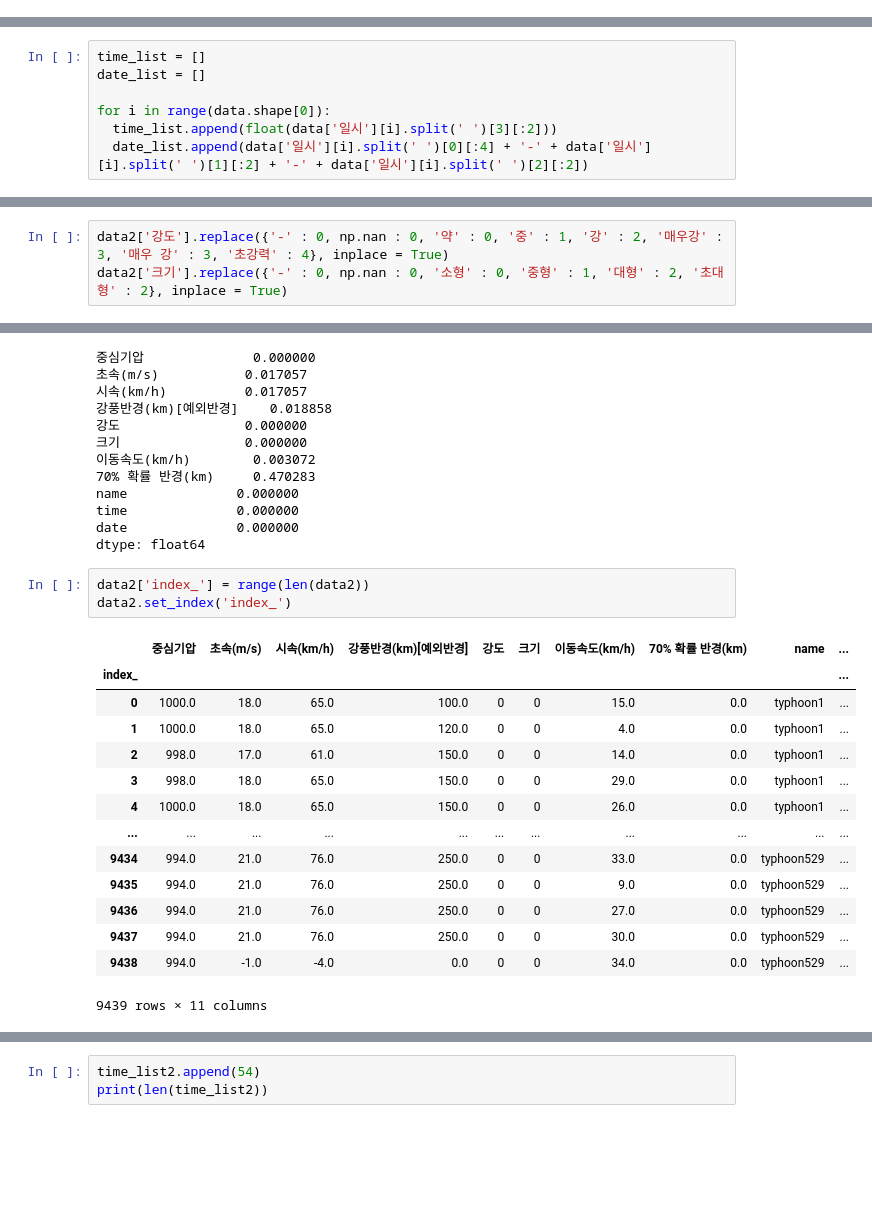
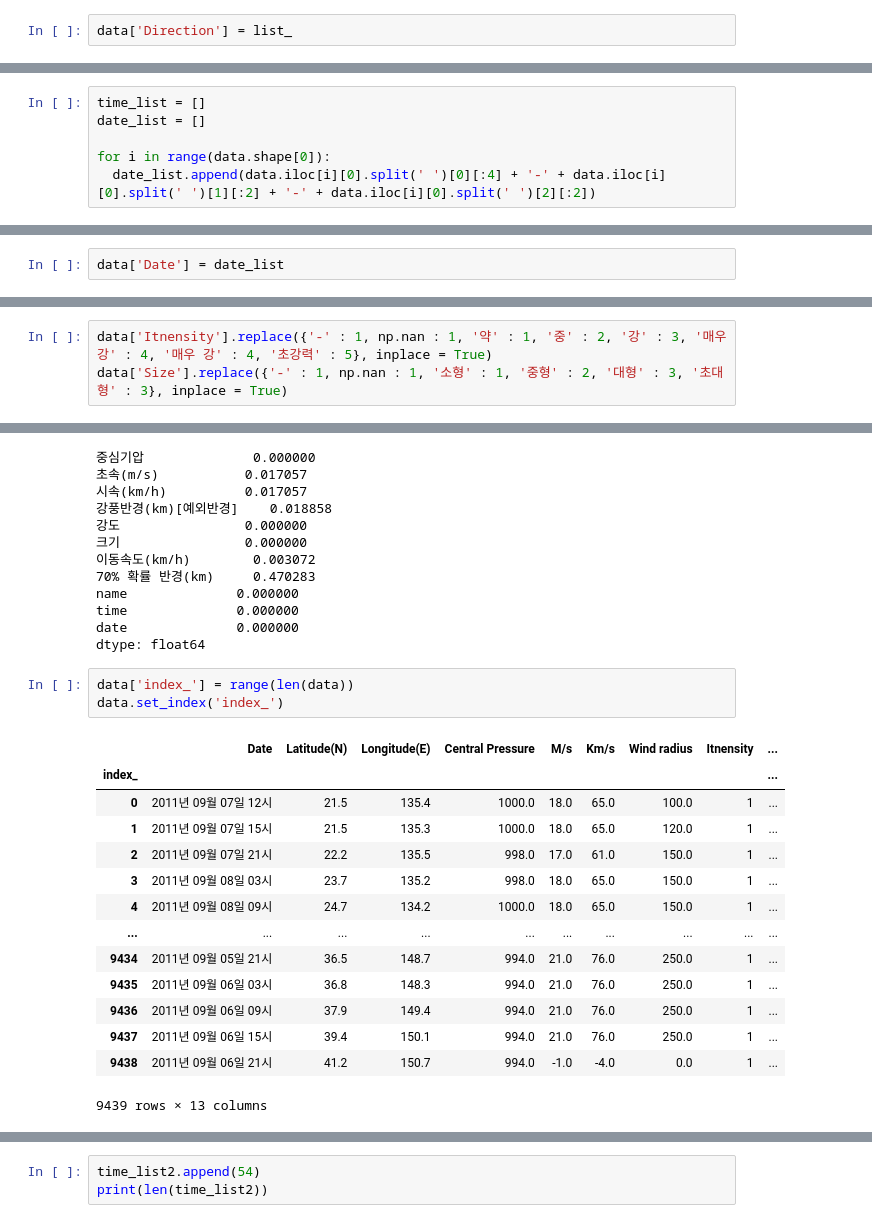
Before and after one commit to komos0509/Typhoon, a Jupyter notebook: Typhoon/Typhoon.ipynb, the cells around one changed output, grey strips where cells are left out. Cells and saved outputs as stored; diff of their text form; blank space fills up the shorter version.

Commit message:
typhoon

```diff
--- a/Typhoon/Typhoon.ipynb
+++ b/Typhoon/Typhoon.ipynb
@@ -57,0 +94,2 @@ data.shape[0]
+# %%
+data['Direction'] = list_
@@ -60,5 +105,4 @@ time_list = []
 date_list = []
 
 for i in range(data.shape[0]):
-  time_list.append(float(data['일시'][i].split(' ')[3][:2]))
-  date_list.append(data['일시'][i].split(' ')[0][:4] + '-' + data['일시'][i].split(' ')[1][:2] + '-' + data['일시'][i].split(' ')[2][:2])
+  date_list.append(data.iloc[i][0].split(' ')[0][:4] + '-' + data.iloc[i][0].split(' ')[1][:2] + '-' + data.iloc[i][0].split(' ')[2][:2])
@@ -65,3 +111,5 @@ for i in range(data.shape[0]):
+# %%
+data['Date'] = date_list
 # %%
 data['time'] = time_list
 data['date'] = date_list
@@ -152,8 +221,8 @@ data2.shape[0]
 # %%
 import numpy as np
 # %%
-data2['강도'].replace({'-' : 0, np.nan : 0, '약' : 0, '중' : 1, '강' : 2, '매우강' : 3, '매우 강' : 3, '초강력' : 4}, inplace = True)
-data2['크기'].replace({'-' : 0, np.nan : 0, '소형' : 0, '중형' : 1, '대형' : 2, '초대형' : 2}, inplace = True)
+data['Itnensity'].replace({'-' : 1, np.nan : 1, '약' : 1, '중' : 2, '강' : 3, '매우강' : 4, '매우 강' : 4, '초강력' : 5}, inplace = True)
+data['Size'].replace({'-' : 1, np.nan : 1, '소형' : 1, '중형' : 2, '대형' : 3, '초대형' : 3}, inplace = True)
 # %%
 data2
 # %% [output]
@@ -186,23 +255,23 @@ time              0.000000
 date              0.000000
 dtype: float64
 # %%
-data2['index_'] = range(len(data2))
-data2.set_index('index_')
+data['index_'] = range(len(data))
+data.set_index('index_')
 # %% [output]
-|  | 중심기압 | 초속(m/s) | 시속(km/h) | 강풍반경(km)[예외반경] | 강도 | 크기 | 이동속도(km/h) | 70% 확률 반경(km) | name | ... |
-| index_ |  |  |  |  |  |  |  |  |  | ... |
-| 0 | 1000.0 | 18.0 | 65.0 | 100.0 | 0 | 0 | 15.0 | 0.0 | typhoon1 | ... |
-| 1 | 1000.0 | 18.0 | 65.0 | 120.0 | 0 | 0 | 4.0 | 0.0 | typhoon1 | ... |
-| 2 | 998.0 | 17.0 | 61.0 | 150.0 | 0 | 0 | 14.0 | 0.0 | typhoon1 | ... |
-| 3 | 998.0 | 18.0 | 65.0 | 150.0 | 0 | 0 | 29.0 | 0.0 | typhoon1 | ... |
-| 4 | 1000.0 | 18.0 | 65.0 | 150.0 | 0 | 0 | 26.0 | 0.0 | typhoon1 | ... |
-| ... | ... | ... | ... | ... | ... | ... | ... | ... | ... | ... |
-| 9434 | 994.0 | 21.0 | 76.0 | 250.0 | 0 | 0 | 33.0 | 0.0 | typhoon529 | ... |
-| 9435 | 994.0 | 21.0 | 76.0 | 250.0 | 0 | 0 | 9.0 | 0.0 | typhoon529 | ... |
-| 9436 | 994.0 | 21.0 | 76.0 | 250.0 | 0 | 0 | 27.0 | 0.0 | typhoon529 | ... |
-| 9437 | 994.0 | 21.0 | 76.0 | 250.0 | 0 | 0 | 30.0 | 0.0 | typhoon529 | ... |
-| 9438 | 994.0 | -1.0 | -4.0 | 0.0 | 0 | 0 | 34.0 | 0.0 | typhoon529 | ... |
+|  | Date | Latitude(N) | Longitude(E) | Central Pressure | M/s | Km/s | Wind radius | Itnensity | ... |
+| index_ |  |  |  |  |  |  |  |  | ... |
+| 0 | 2011년 09월 07일 12시 | 21.5 | 135.4 | 1000.0 | 18.0 | 65.0 | 100.0 | 1 | ... |
+| 1 | 2011년 09월 07일 15시 | 21.5 | 135.3 | 1000.0 | 18.0 | 65.0 | 120.0 | 1 | ... |
+| 2 | 2011년 09월 07일 21시 | 22.2 | 135.5 | 998.0 | 17.0 | 61.0 | 150.0 | 1 | ... |
+| 3 | 2011년 09월 08일 03시 | 23.7 | 135.2 | 998.0 | 18.0 | 65.0 | 150.0 | 1 | ... |
+| 4 | 2011년 09월 08일 09시 | 24.7 | 134.2 | 1000.0 | 18.0 | 65.0 | 150.0 | 1 | ... |
+| ... | ... | ... | ... | ... | ... | ... | ... | ... | ... |
+| 9434 | 2011년 09월 05일 21시 | 36.5 | 148.7 | 994.0 | 21.0 | 76.0 | 250.0 | 1 | ... |
+| 9435 | 2011년 09월 06일 03시 | 36.8 | 148.3 | 994.0 | 21.0 | 76.0 | 250.0 | 1 | ... |
+| 9436 | 2011년 09월 06일 09시 | 37.9 | 149.4 | 994.0 | 21.0 | 76.0 | 250.0 | 1 | ... |
+| 9437 | 2011년 09월 06일 15시 | 39.4 | 150.1 | 994.0 | 21.0 | 76.0 | 250.0 | 1 | ... |
+| 9438 | 2011년 09월 06일 21시 | 41.2 | 150.7 | 994.0 | -1.0 | -4.0 | 0.0 | 1 | ... |
-9439 rows × 11 columns
+9439 rows × 13 columns
 # %%
 typhoon_list = list(set(data['name']))
 typhoon_list = sorted(typhoon_list, key = lambda x: int(x[7:]))
```
Also changed, not shown: parts of 303 cells of this notebook.
